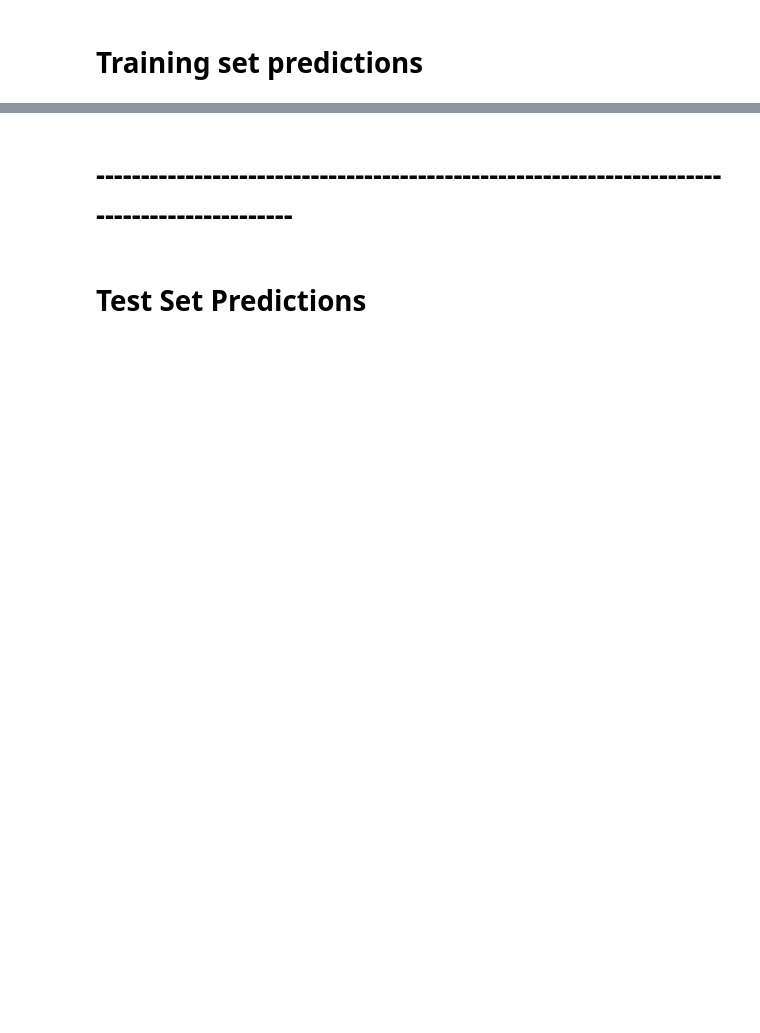
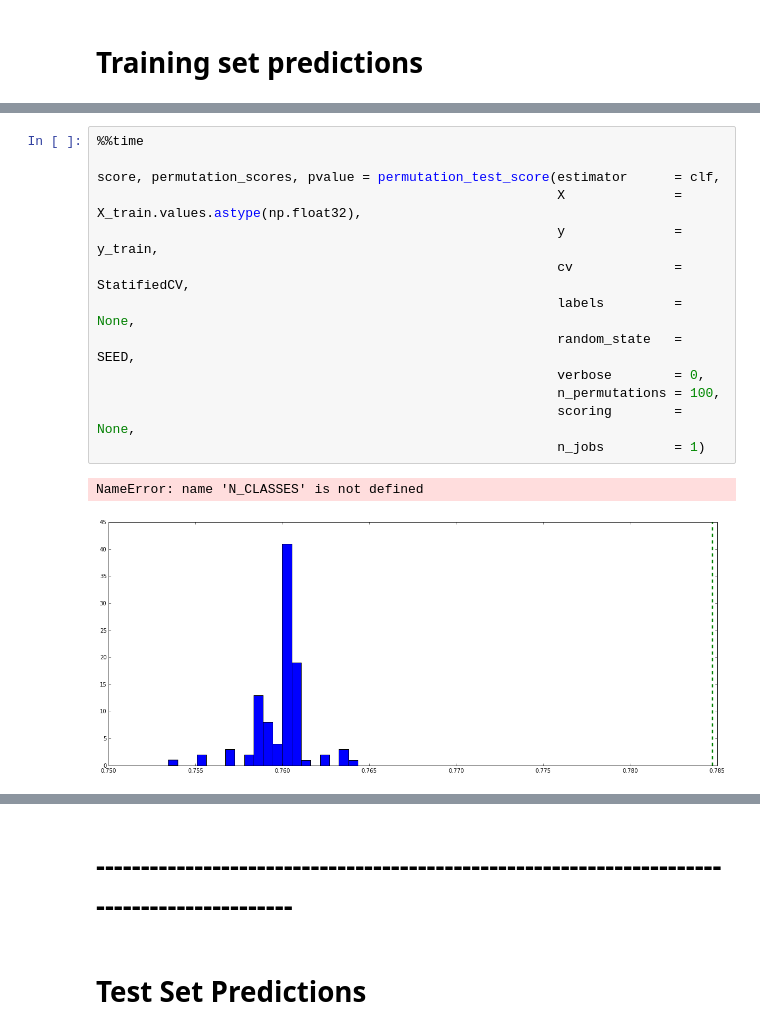
Before and after one commit to grfiv/predict-blood-donations, a Jupyter notebook: voting_ensemble_soft.ipynb, the cells around one changed output, grey strips where cells are left out. Cells and saved outputs as stored; diff of their text form; blank space fills up the shorter version.

```diff
--- a/voting_ensemble_soft.ipynb
+++ b/voting_ensemble_soft.ipynb
@@ -253,0 +271,16 @@ plt.show()
+# %%
+%%time
+
+score, permutation_scores, pvalue = permutation_test_score(estimator      = clf,
+                                                           X              = X_train.values.astype(np.float32),
+                                                           y              = y_train,
+                                                           cv             = StatifiedCV,
+                                                           labels         = None,
+                                                           random_state   = SEED,
+                                                           verbose        = 0,
+                                                           n_permutations = 100,
+                                                           scoring        = None,
+                                                           n_jobs         = 1)
+# %% [output]
+NameError: name 'N_CLASSES' is not defined
+[figure, added]
```
Also changed, not shown: parts of 15 cells of this notebook, 7 other files.
